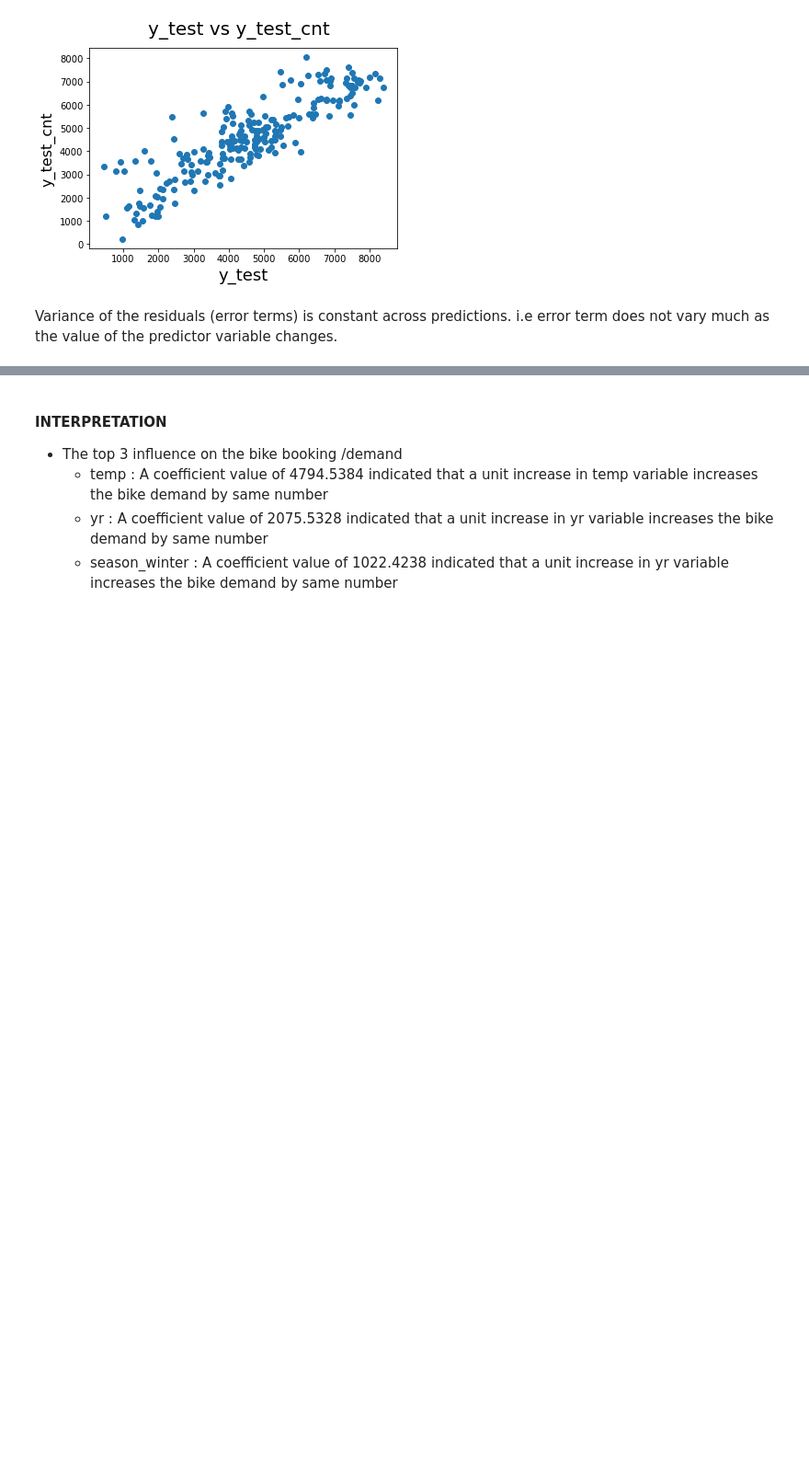
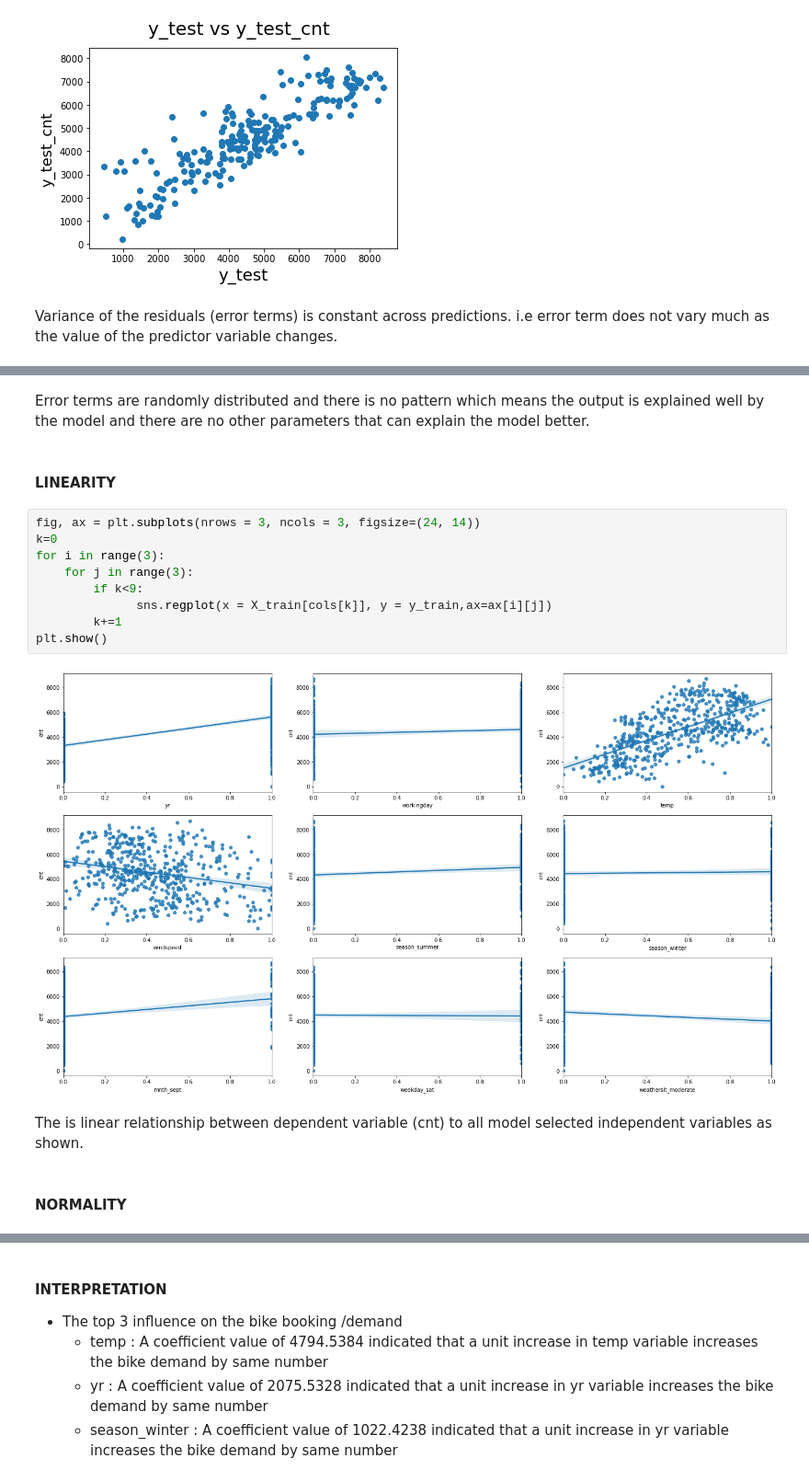
Before and after one commit to vaidehiu/Bikesharing-Vaidehi, a Jupyter notebook: Bikesharing-vaidehi.ipynb, the cells around one changed output, grey strips where cells are left out. Shown at 92% size. Drawn from its saved outputs; the diff is of its cells as text; blank space fills up the shorter version.

```diff
--- a/Bikesharing-vaidehi.ipynb
+++ b/Bikesharing-vaidehi.ipynb
@@ -943,0 +871,19 @@ The is linear relationship between dependent variable (cnt) to all model selecte
+# %% [markdown]
+Error terms are randomly distributed and there is no pattern which means the output is explained well by the model and there are no other parameters that can explain the model better.
+# %% [markdown]
+#### LINEARITY
+# %%
+fig, ax = plt.subplots(nrows = 3, ncols = 3, figsize=(24, 14))
+k=0
+for i in range(3):
+    for j in range(3):
+        if k<9:
+              sns.regplot(x = X_train[cols[k]], y = y_train,ax=ax[i][j])
+        k+=1
+plt.show()
+# %% [output]
+[figure, added]
+# %% [markdown]
+The is linear relationship between dependent variable (cnt) to all model selected independent variables as shown.
+# %% [markdown]
+#### NORMALITY
```
Also changed, not shown: parts of 39 cells of this notebook.
